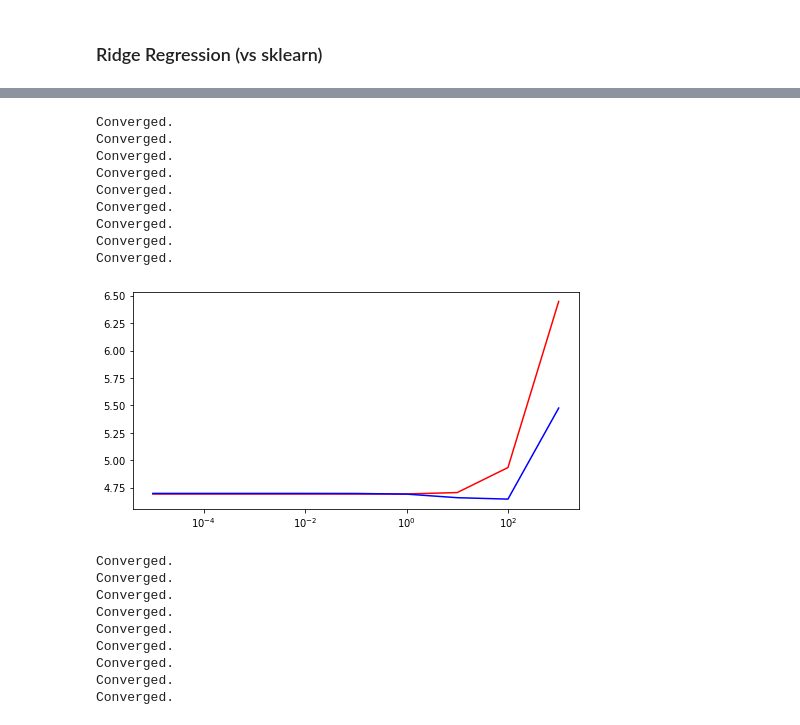
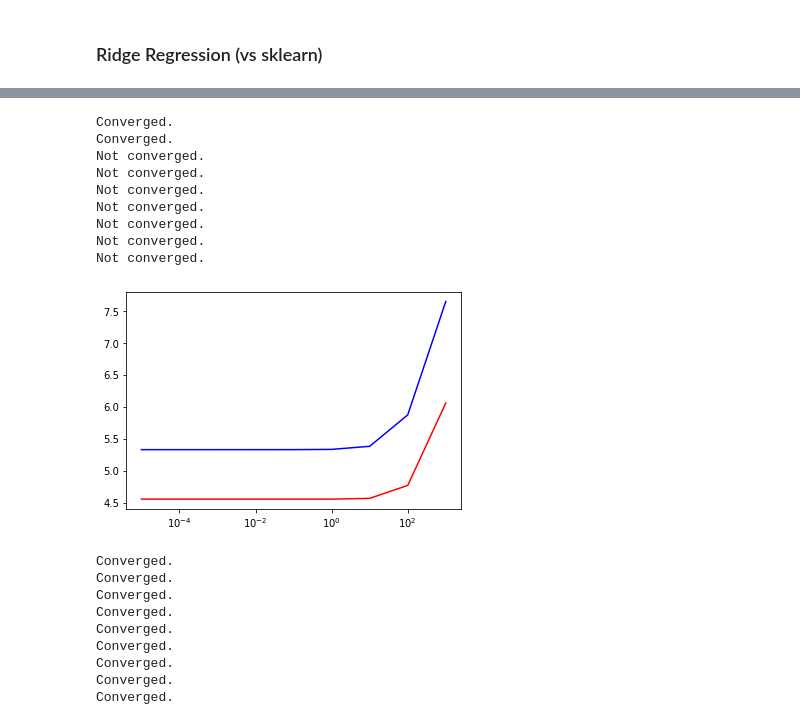
Before and after one commit to shotahorii/bareml, a Jupyter notebook: samples/linear_regression.ipynb, the cells around one changed output, grey strips where cells are left out. Cells and saved outputs as stored; diff of their text form; code cells hidden in the pictures.

```diff
--- a/samples/linear_regression.ipynb
+++ b/samples/linear_regression.ipynb
@@ -90,7 +91,7 @@ train_rmse = []
 test_rmse = []
 
 for a in alpha:
-    ridge_skl = RidgeRegression(alpha=a, solver='gradient_descent')
+    ridge_skl = RidgeRegression(alpha=a, solver='gradient_descent', tol=1e-7)
     ridge_skl.fit(X_train, y_train)
 
     y_train_pred = ridge_skl.predict(X_train)
@@ -101,20 +102,20 @@ for a in alpha:
 # %% [output]
 Converged.
 Converged.
-Converged.
-Converged.
-Converged.
-Converged.
-Converged.
-Converged.
-Converged.
+Not converged.
+Not converged.
+Not converged.
+Not converged.
+Not converged.
+Not converged.
+Not converged.
 # %%
-fig, ax = plt.subplots(1,1,figsize=(8,4))
+fig, ax = plt.subplots(1,1)
 plt.xscale('log')
 train_error = plt.plot(alpha, train_rmse, 'r-')
 test_error = plt.plot(alpha, test_rmse, 'b')
 # %% [output]
-[figure, old version]
+[figure, new version]
 # %%
 alpha = [1000, 100, 10, 1, 0.1, 0.01, 0.001, 0.0001, 0.00001]
 train_rmse = []
```
Also changed, not shown: parts of 19 cells of this notebook, 3 other files.
